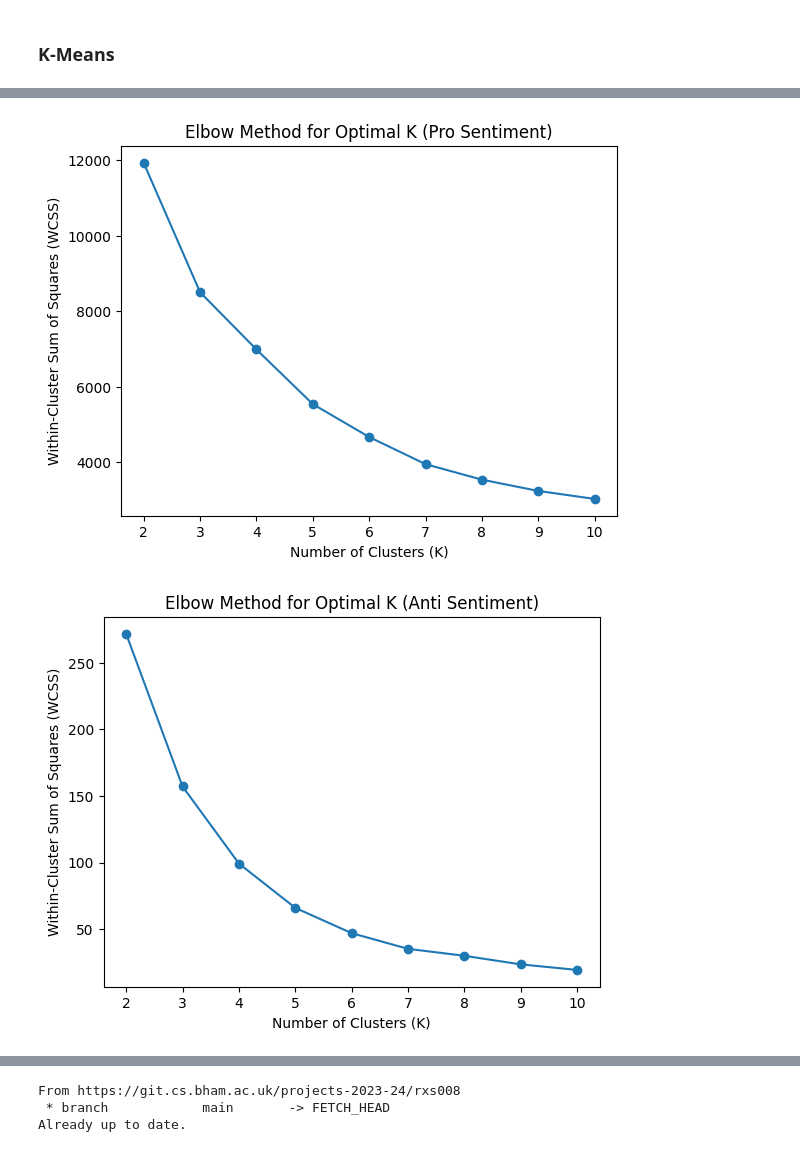
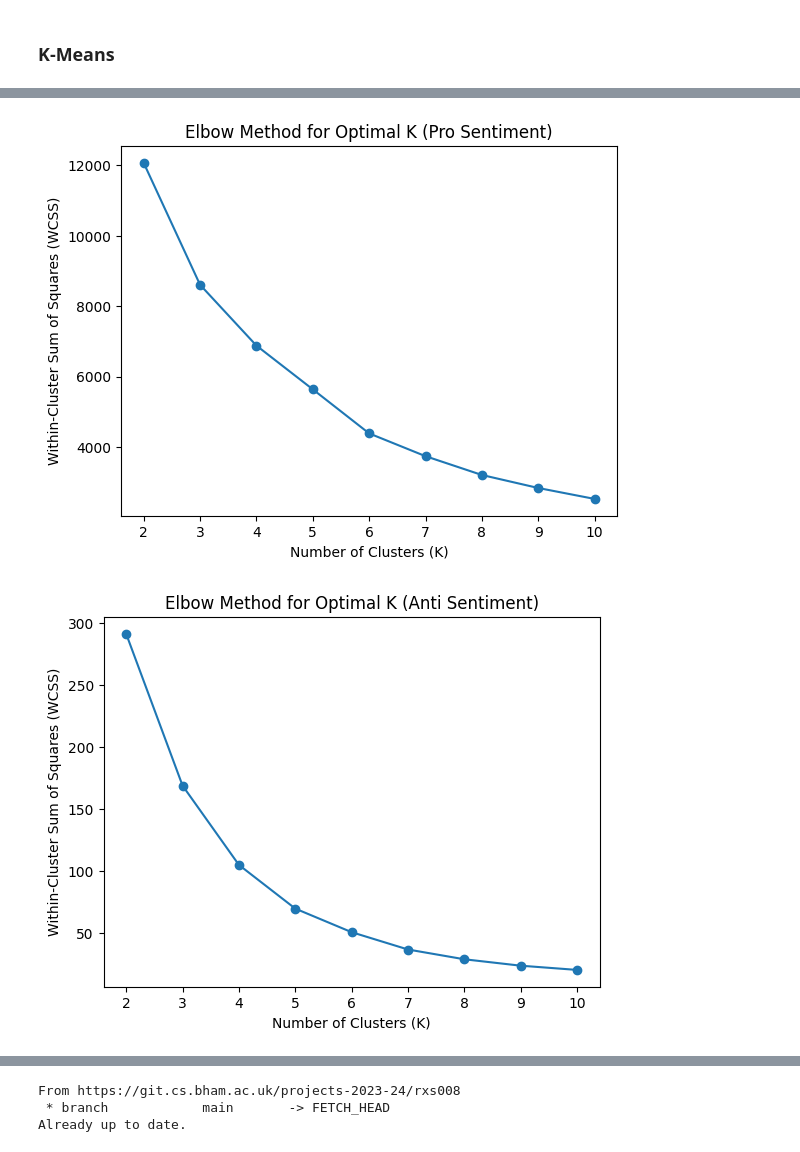
Before and after one commit to ramya1907/climate-change-tweets-analysis, a Jupyter notebook: climate_change_stance_analysis.ipynb, the cells around one changed output, grey strips where cells are left out. Cells and saved outputs as stored; diff of their text form; code cells hidden in the pictures.

```diff
--- a/climate_change_stance_analysis.ipynb
+++ b/climate_change_stance_analysis.ipynb
@@ -497,23 +543,23 @@ anti_X_2d = pca_anti.fit_transform(anti_X)
 # %%
 # Define the range of k values
 k_range = range(2, 11)
 
 # Perform K-means clustering for pro sentiment
 pro_wcss_values = []
 for k in k_range:
-    _, _, wcss = perform_kmeans_clustering(pro_X, k)
+    _, _, wcss = perform_kmeans_clustering(pro_X_2d, k)
     pro_wcss_values.append(wcss)
 
 plot_elbow_curve(pro_wcss_values, k_range, 'Pro')
 
 # Perform K-means clustering for anti sentiment
 anti_wcss_values = []
 for k in k_range:
-    _, _, wcss = perform_kmeans_clustering(anti_X, k)
+    _, _, wcss = perform_kmeans_clustering(anti_X_2d, k)
     anti_wcss_values.append(wcss)
 
 plot_elbow_curve(anti_wcss_values, k_range, 'Anti')
 # %% [output]
-[figure, old version]
+[figure, new version]
-[figure, old version]
+[figure, new version]
 # %%
```
Also changed, not shown: parts of 18 cells of this notebook.
